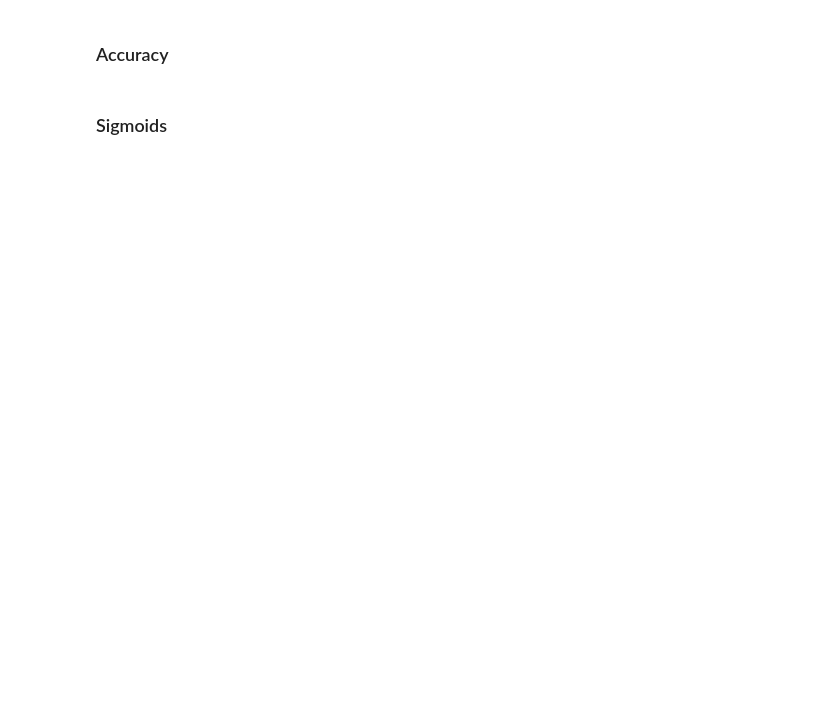
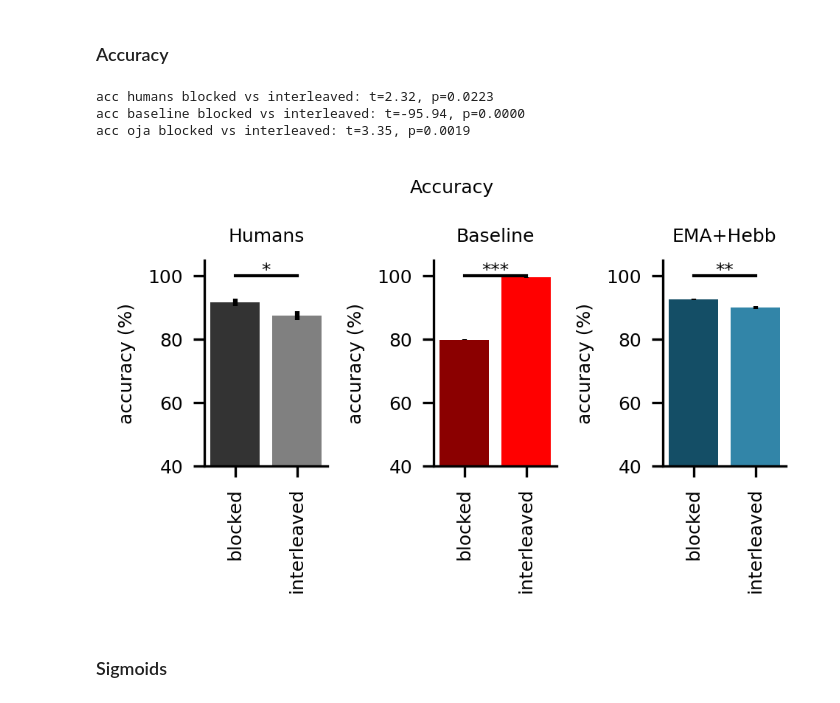
Before and after one commit to summerfieldlab/Flesch_Nagy_etal_HebbCL, a Jupyter notebook: notebooks/revision_figures.ipynb, the cells around one changed output. Cells and saved outputs as stored; diff of their text form; code cells hidden in the pictures; blank space fills up the shorter version.

```diff
--- a/notebooks/revision_figures.ipynb
+++ b/notebooks/revision_figures.ipynb
@@ -89,2 +185,12 @@ plotting.plot_modelcomparison_accuracy()
+# %%
+plotting.plot_modelcomparison_accuracy(
+    baseline_models=["blobs_revision_8episodes_interleaved_vanilla","blobs_revision_8episodes_blocked_vanilla"],
+    hebb_models=["blobs_revision_8episodes_sluggish_interleaved_oja_sv","blobs_revision_8episodes_blocked_oja"],
+    sluggish_vals=np.round(np.linspace(0.05,1,30),2),sluggishness=0.51,slope_blocked=12,slope_int=12)
+# %% [output]
+acc humans blocked vs interleaved: t=2.32, p=0.0223
+acc baseline blocked vs interleaved: t=-95.94, p=0.0000
+acc oja blocked vs interleaved: t=3.35, p=0.0019
+[figure, added]
 # %% [markdown]
 ### Sigmoids
```
Also changed, not shown: parts of 52 cells of this notebook, 9 other files.
